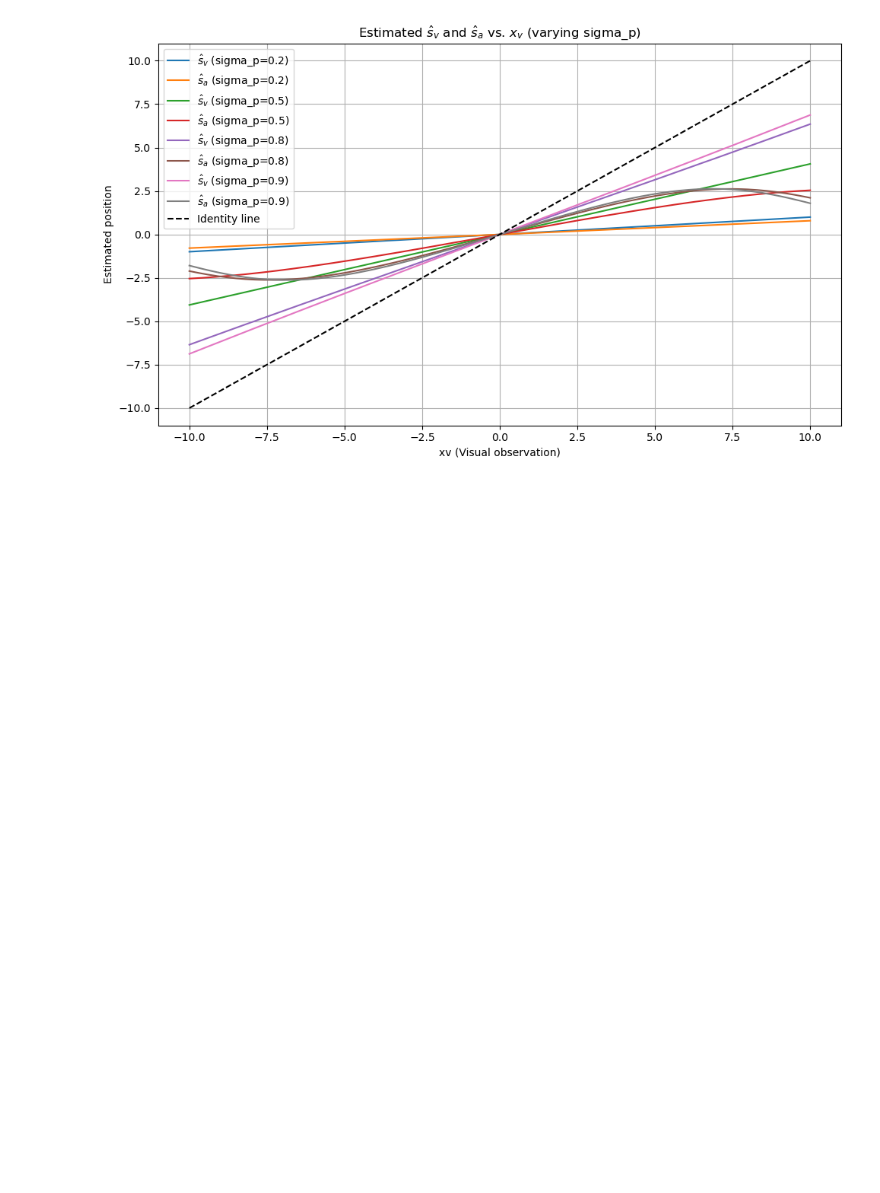
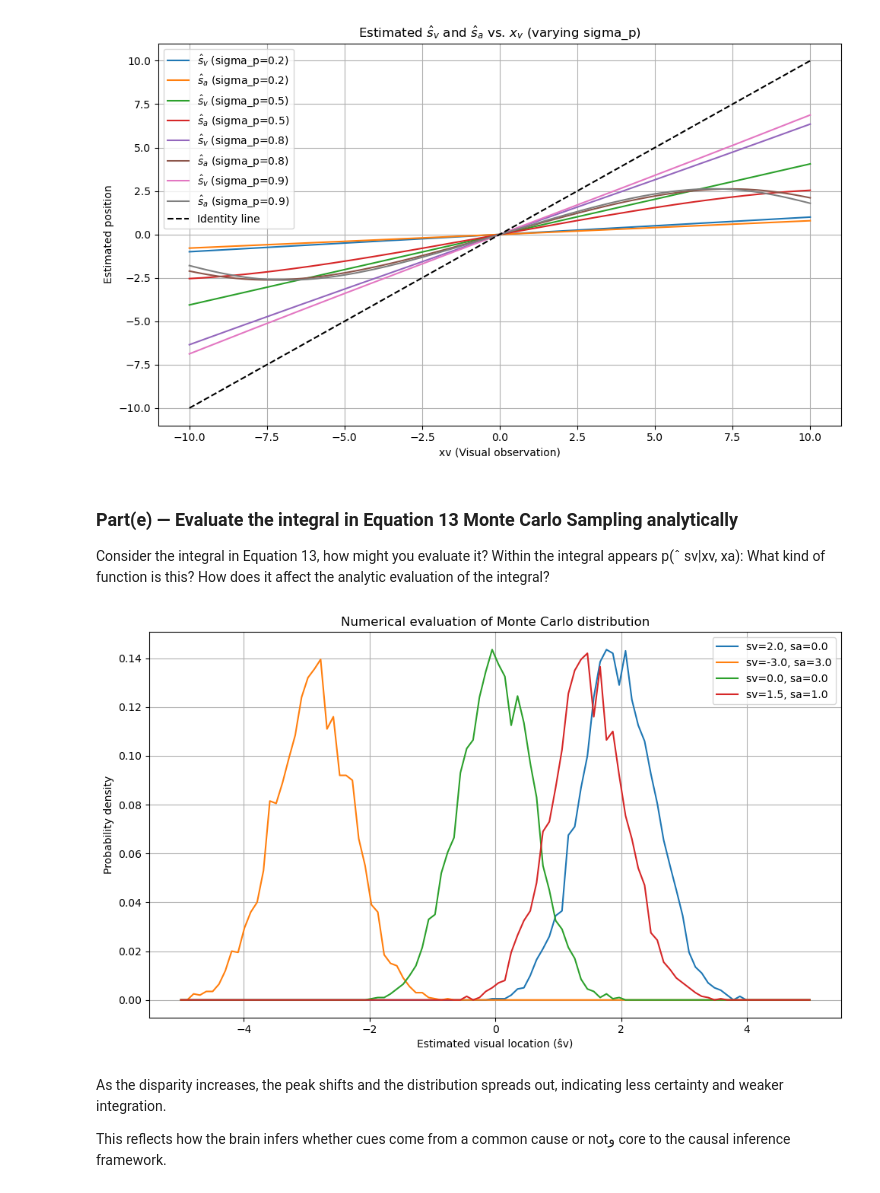
Before and after one commit to Anina2407/Causal-Inference-in-Multisensory-Perception, a Jupyter notebook: msi.ipynb, the cells around one changed output. Cells and saved outputs as stored; diff of their text form; code cells hidden in the pictures; blank space fills up the shorter version.

Commit message:
added part e and f. not sure about the result

```diff
--- a/msi.ipynb
+++ b/msi.ipynb
@@ -289,3 +290,59 @@ plot_estimated_positions_combined(xv_vals, xa=0.0, param_name="sigma_p", param_v
                                   sigma_a=3.1, mu_p=0.0)
 # %% [output]
 [figure]
+# %% [markdown]
+### Part(e)  — Evaluate the integral in Equation 13 Monte Carlo Sampling analytically
+
+Consider the integral in Equation 13, how might you evaluate it? Within the
+integral appears p(ˆ sv|xv, xa): What kind of function is this? How does it aﬀect the
+analytic evaluation of the integral?
+# %%
+def mont_carlo_estimation(target_sv_hat, sv, sa, sigma_v, sigma_a, delta=0.1, n_samples=5000):
+    xv_samples = np.random.normal(sv, sigma_v, size=n_samples)
+    xa_samples = np.random.normal(sa, sigma_a, size=n_samples)
+    sv_estimates = np.array([estimate_sv_sa(xv, xa)[0] for xv, xa in zip(xv_samples, xa_samples)])
+    prob_density = np.mean(np.abs(sv_estimates - target_sv_hat) < delta)
+    return prob_density
+# %%
+def plot_mont_carlo_distribution(sv_true_values, sa_true_values, sigma_v=0.6, sigma_a=3.1, delta=0.1, n_samples=2000):
+    """
+    Plot the distribution of estimated visual locations given arrays of true stimulus locations.
+
+    Args:
+        sv_true_values: Array of true visual stimulus locations.
+        sa_true_values: Array of true auditory stimulus locations.
+        sigma_v: Standard deviation of visual noise.
+        sigma_a: Standard deviation of auditory noise.
+        delta: Threshold for probability density estimation.
+        n_samples: Number of Monte Carlo samples.
+    """
+    if len(sv_true_values) != len(sa_true_values):
+        raise ValueError("sv_true_values and sa_true_values must have the same length.")
+
+    plt.figure(figsize=(10, 6))
+
+    for sv_true, sa_true in zip(sv_true_values, sa_true_values):
+        sv_hat_range = np.linspace(-5, 5, 100)
+        distribution = [mont_carlo_estimation(sv_hat, sv_true, sa_true, sigma_v, sigma_a, delta, n_samples)
+                        for sv_hat in sv_hat_range]
+
+        plt.plot(sv_hat_range, distribution, label=f'sv={sv_true}, sa={sa_true}')
+
+    plt.xlabel('Estimated visual location (ŝv)')
+    plt.ylabel('Probability density')
+    plt.title('Numerical evaluation of Monte Carlo distribution')
+    plt.legend()
+    plt.grid(True)
+    plt.tight_layout()
+    plt.show()
+# %%
+sv_true_values = [2.0, -3.0, 0.0, 1.5]
+sa_true_values = [0.0, 3.0, 0.0, 1.0]
+
+plot_mont_carlo_distribution(sv_true_values, sa_true_values, sigma_v=0.6, sigma_a=3.1, delta=0.1, n_samples=2000)
+# %% [output]
+[figure, added]
+# %% [markdown]
+As the disparity increases, the peak shifts and the distribution spreads out, indicating less certainty and weaker integration.
+
+This reflects how the brain infers whether cues come from a common cause or notو core to the causal inference framework.
```
Also changed, not shown: parts of 4 cells of this notebook.
